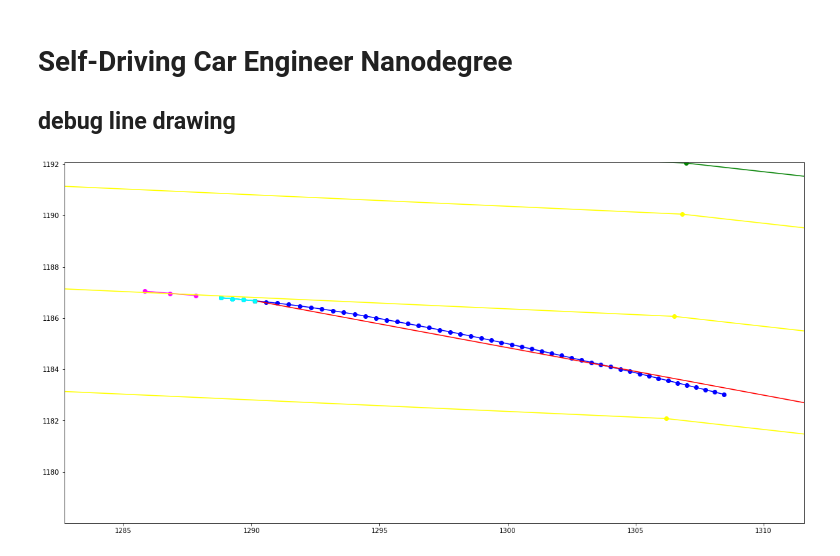
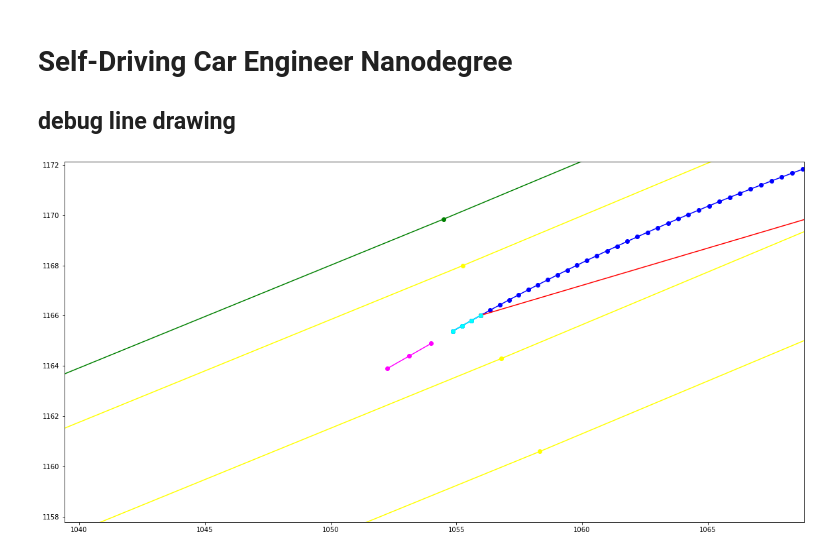
Before and after one commit to Fable3/CarND-Path-Planning-Project, a Jupyter notebook: DrawLines.ipynb, the cells around one changed output. Saved outputs shown, nothing was run; the diff lists cells and outputs as text; code cells hidden in the pictures.

```diff
--- a/DrawLines.ipynb
+++ b/DrawLines.ipynb
@@ -28,30 +28,30 @@ lane2=[[784.3609,1125.5739],[815.1602,1124.9306],[844.6196,1124.9110],[875.0252,
 
-pre_control=[[1285.8210,1187.0510],[1286.8174,1186.9653],[1287.8137,1186.8797]]
-prev_trajectory=[[1288.8100,1186.7940],[1289.2520,1186.7560],[1289.6950,1186.7160],[1290.1370,1186.6740]]
-control_points=[[1290.1370,1186.6740],[1328.2143,1179.6165],[1350.2982,1177.3648]]
-result=[[1288.8100,1186.7940],[1289.2520,1186.7560],[1289.6950,1186.7160],[1290.1370,1186.6740],[1290.5770,1186.6286],[1291.0151,1186.5797],[1291.4511,1186.5276],[1291.8851,1186.4722],[1292.3171,1186.4137],[1292.7470,1186.3520],[1293.1748,1186.2873],[1293.6005,1186.2197],[1294.0241,1186.1491],[1294.4459,1186.0772],[1294.8658,1186.0041],[1295.2839,1185.9299],[1295.7001,1185.8545],[1296.1144,1185.7780],[1296.5270,1185.7005],[1296.9377,1185.6220],[1297.3466,1185.5427],[1297.7536,1185.4624],[1298.1589,1185.3813],[1298.5623,1185.2994],[1298.9640,1185.2168],[1299.3639,1185.1335],[1299.7619,1185.0495],[1300.1582,1184.9650],[1300.5527,1184.8798],[1300.9455,1184.7942],[1301.3365,1184.7080],[1301.7257,1184.6214],[1302.1132,1184.5344],[1302.4989,1184.4470],[1302.8829,1184.3593],[1303.2652,1184.2713],[1303.6458,1184.1830],[1304.0246,1184.0945],[1304.4018,1184.0058],[1304.7772,1183.9169],[1305.1510,1183.8279],[1305.5231,1183.7389],[1305.8935,1183.6497],[1306.2622,1183.5605],[1306.6292,1183.4713],[1306.9946,1183.3821],[1307.3584,1183.2929],[1307.7205,1183.2038],[1308.0810,1183.1149],[1308.4398,1183.0260]]
-#0648 wp18 v22.04 a-0.08 d6.18
 
-draw(result, 'blue')
+pre_control=[[1052.2598,1163.9023],[1053.1282,1164.3982],[1053.9966,1164.8941]]
+prev_trajectory=[[1054.8650,1165.3900],[1055.2310,1165.5990],[1055.5990,1165.8070],[1055.9700,1166.0140]]
+control_points=[[1055.9700,1166.0140],[1102.6950,1179.8457],[1123.7510,1182.6279]]
+result=[[1054.8650,1165.3900],[1055.2310,1165.5990],[1055.5990,1165.8070],[1055.9700,1166.0140],[1056.3433,1166.2197],[1056.7188,1166.4240],[1057.0965,1166.6270],[1057.4766,1166.8287],[1057.8588,1167.0291],[1058.2431,1167.2280],[1058.6297,1167.4255],[1059.0180,1167.6214],[1059.4085,1167.8160],[1059.8005,1168.0088],[1060.1947,1168.2003],[1060.5903,1168.3900],[1060.9880,1168.5783],[1061.3879,1168.7652],[1061.7900,1168.9508],[1062.1940,1169.1348],[1062.5990,1169.3169],[1063.0048,1169.4971],[1063.4114,1169.6753],[1063.8189,1169.8516],[1064.2273,1170.0259],[1064.6364,1170.1984],[1065.0463,1170.3690],[1065.4570,1170.5378],[1065.8684,1170.7047],[1066.2806,1170.8697],[1066.6935,1171.0329],[1067.1071,1171.1944],[1067.5214,1171.3540],[1067.9364,1171.5119],[1068.3521,1171.6680],[1068.7684,1171.8223],[1069.1853,1171.9749],[1069.6029,1172.1259],[1070.0211,1172.2751],[1070.4399,1172.4226],[1070.8592,1172.5685],[1071.2791,1172.7127],[1071.6996,1172.8553],[1072.1206,1172.9962],[1072.5422,1173.1356],[1072.9643,1173.2734],[1073.3869,1173.4096],[1073.8100,1173.5443],[1074.2335,1173.6774],[1074.6576,1173.8090]]
+
 ax = plt.gca()
 xmin, xmax = ax.get_xbound()
 ymin, ymax = ax.get_ybound()
 draw(pre_control, 'magenta')
 draw(prev_trajectory, 'cyan')
 #ax = plt.gca()
 xmin, xmax = ax.get_xbound()
 ymin, ymax = ax.get_ybound()
+draw(result, 'blue')
 draw(control_points, 'red')
 draw(prev_trajectory, 'cyan')
 draw(wpmap, 'green')
 draw(lane0, 'yellow')
 draw(lane1, 'yellow')
 draw(lane2, 'yellow')
-border=2
+border=6
 plt.axis('equal')
 #.set_aspect('equal', 'datalim')
 ax.set_xbound(xmin-border, xmax+border)
 ax.set_ybound(ymin-border, ymax+border)
 plt.show()
 # %% [output]
-[figure, old version]
+[figure, new version]
```
Also changed, not shown: 1 other file.
